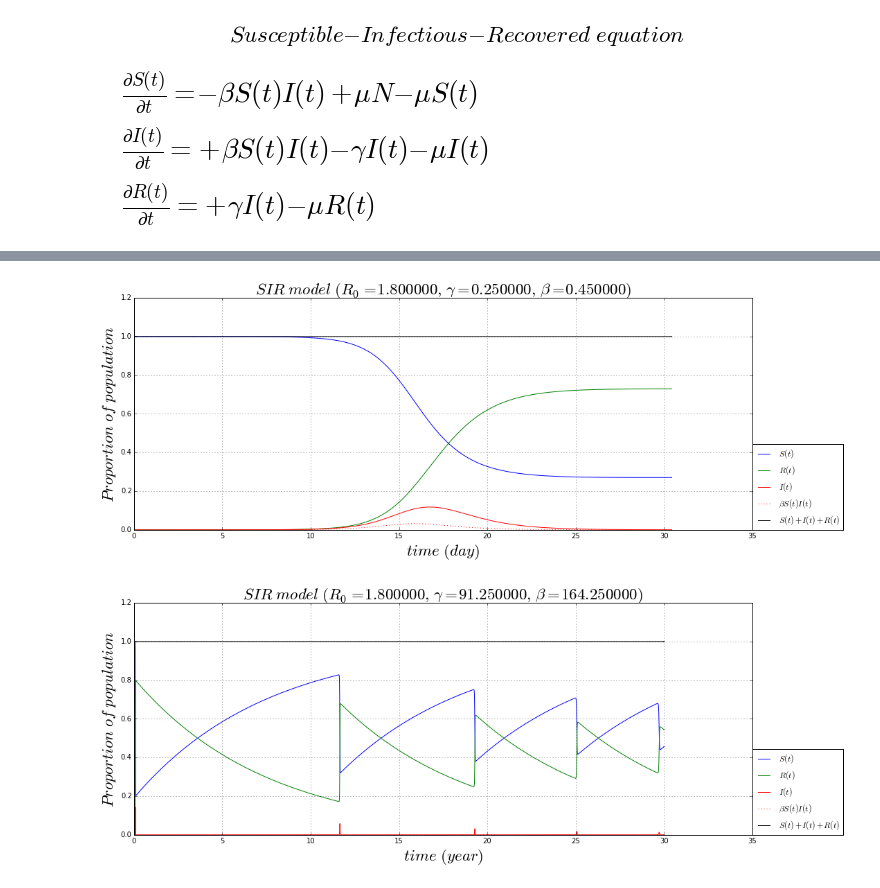
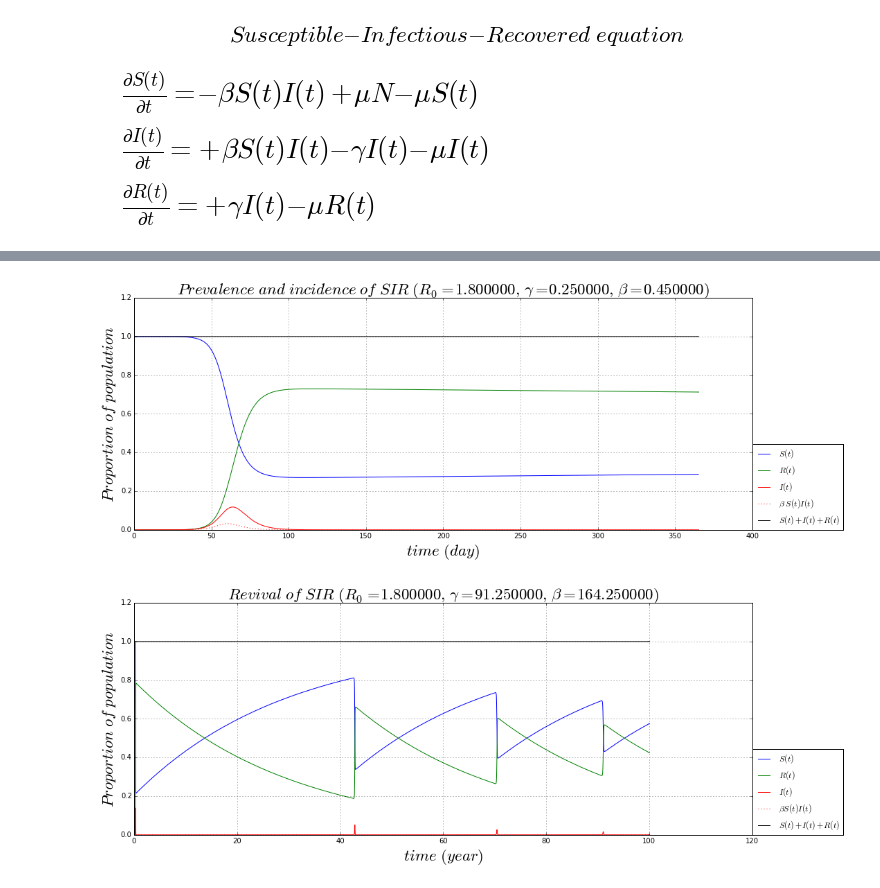
Before and after one commit to alvason/infectious-pulse, a Jupyter notebook: sir/sir.ipynb, the cells around one changed output, grey strips where cells are left out. Drawn from its saved outputs; the diff is of its cells as text; code cells hidden in the pictures.

```diff
--- a/sir/sir.ipynb
+++ b/sir/sir.ipynb
@@ -40,17 +40,21 @@ plt.title(r'$ the \ 4th-order \ Runge-Kutta \ algorithm (interpolating \ polynom
 plt.text(0, 5.0/6, r'$ \frac{\partial y_n}{\partial x_n} = f(y_n,x_n) $', fontsize = 1.2*AlvaFontSize)
 
 plt.text(0, 4.0/6, r'$ y_{n+1} = \
-         y_n + (\frac{\Delta y_1}{6} + \frac{\Delta y_2}{3} + \frac{\Delta y_3}{3} +\frac{\Delta y_4}{6})  $', fontsize = 1.2*AlvaFontSize)
+         y_n + (\frac{\Delta y_1}{6} + \frac{\Delta y_2}{3} + \frac{\Delta y_3}{3} +\frac{\Delta y_4}{6})  $'
+         , fontsize = 1.2*AlvaFontSize)
 plt.text(0, 3.0/6, r'$ \Delta y_1 = \Delta x * f(y_n,\ x_n) $', fontsize = 1.2*AlvaFontSize)
-plt.text(0, 2.0/6, r'$ \Delta y_2 = \Delta x * f(y_n + \frac{\Delta y_1}{2},\ x_n + \frac{\Delta x}{2}) $', fontsize = 1.2*AlvaFontSize)
-plt.text(0, 1.0/6, r'$ \Delta y_3= \Delta x * f(y_n + \frac{\Delta y_2}{2},\ x_n + \frac{\Delta x}{2}) $', fontsize = 1.2*AlvaFontSize)
-plt.text(0, 0.0/6, r'$ \Delta y_4 = \Delta x * f(y_n + \Delta y_3,\ x_n + \Delta x) $', fontsize = 1.2*AlvaFontSize)
+plt.text(0, 2.0/6, r'$ \Delta y_2 = \Delta x * f(y_n + \Delta y_1 \frac{\Delta x}{2},\ x_n + \frac{\Delta x}{2}) $'
+         , fontsize = 1.2*AlvaFontSize)
+plt.text(0, 1.0/6, r'$ \Delta y_3= \Delta x * f(y_n + \Delta y_2 \frac{\Delta x}{2},\ x_n + \frac{\Delta x}{2}) $'
+         , fontsize = 1.2*AlvaFontSize)
+plt.text(0, 0.0/6, r'$ \Delta y_4 = \Delta x * f(y_n + \Delta y_3 \Delta x,\ x_n + \Delta x) $'
+         , fontsize = 1.2*AlvaFontSize)
 plt.show()
 
 def RungeKutta4(gridY, gridX, dYdx, dx, xn):
-    dy1 = dx*dYdx[xn]; gridY[xn] = gridY[xn] + dy1; gridX[xn] = gridX[xn] + dx/2;
-    dy2 = dx*dYdx[xn]; gridY[xn] = gridY[xn] + dy2; gridX[xn] = gridX[xn] + dx/2;
-    dy3 = dx*dYdx[xn]; gridY[xn] = gridY[xn] + dy3; gridX[xn] = gridX[xn] + dx;
+    dy1 = dx*dYdx[xn]; gridY[xn] = gridY[xn] + dy1*dx/2; gridX[xn] = gridX[xn] + dx/2;
+    dy2 = dx*dYdx[xn]; gridY[xn] = gridY[xn] + dy2*dx/2; gridX[xn] = gridX[xn] + dx/2;
+    dy3 = dx*dYdx[xn]; gridY[xn] = gridY[xn] + dy3*dx/2; gridX[xn] = gridX[xn] + dx;
     dy4 = dx*dYdx[xn];
     gridY[xn + 1] = gridY[xn] + (dy1/6 + dy2/3 + dy3/3 + dy4/6)
     return gridY[xn + 1];
@@ -103,7 +115,7 @@ recovRate = float(1)/(4*day) # 4 days per period ==> rate/year = 365/4
 infecRate = reprodNum*recovRate/totalSIR # per year, per person, per total-population
 
 # initial condition
-minT = float(0); maxT = float(1*year)/12;
+minT = float(0); maxT = float(1*year);
 totalGPoint_T = int(10**4);
 gridT = np.linspace(minT, maxT, totalGPoint_T);
 dt = (maxT - minT)/totalGPoint_T;
@@ -130,16 +142,16 @@ plt.figure(numberingFig, figsize = AlvaFigSize)
 plt.plot(gridT, gridS, label = r'$ S(t) $')
 plt.plot(gridT, gridR, label = r'$ R(t) $')
 plt.plot(gridT, gridI, label = r'$ I(t) $')
-plt.plot(gridT, infecRate*gridS*gridI, label = r'$ \beta S(t)I(t) $', linestyle = 'dotted', color = 'red')
+plt.plot(gridT, infecRate*gridS*gridI*day, label = r'$ \beta \ S(t)I(t) $', linestyle = 'dotted', color = 'red')
 plt.plot(gridT, gridS + gridI + gridR, label = r'$ S(t)+I(t)+R(t) $', color = 'black')
 plt.grid(True)
-plt.title(r'$ SIR \ model \ (R_0 = %f,\ \gamma = %f,\ \beta = %f) $'%(reprodNum, recovRate, infecRate), fontsize = AlvaFontSize)
+plt.title(r'$ Prevalence \ and \ incidence \ of \ SIR \ (R_0 = %f,\ \gamma = %f,\ \beta = %f) $'%(reprodNum, recovRate, infecRate), fontsize = AlvaFontSize)
 plt.xlabel(r'$time \ (%s)$'%(timeUnit), fontsize = AlvaFontSize);
 plt.ylabel(r'$ Proportion \ of \ population $', fontsize = AlvaFontSize);
 plt.legend(loc = (1,0))
 plt.show()
 # %% [output]
-[figure, old version]
+[figure, new version]
 # %%
 # setting parameter
 timeUnit = 'year'
@@ -155,7 +167,7 @@ recovRate = float(1)/(4*day) # 4 days per period ==> rate/year = 365/4
 infecRate = reprodNum*recovRate/totalSIR # per year, per person, per total-population
 
 # initial condition
-minT = float(0); maxT = float(30*year);
+minT = float(0); maxT = float(100*year);
 totalGPoint_T = int(10**4);
 gridT = np.linspace(minT, maxT, totalGPoint_T);
 dt = (maxT - minT)/totalGPoint_T;
@@ -163,32 +175,32 @@ dt = (maxT - minT)/totalGPoint_T;
 gridS = np.zeros(totalGPoint_T);
 gridI = np.zeros(totalGPoint_T);
 gridR = np.zeros(totalGPoint_T);
 
 gridI[0] = float(1)/10**6;
 gridR[0] = float(0);
 gridS[0] = totalSIR - gridI[0] - gridR[0];
 
 # Runge Kutta numerical scheme
 for tn in range(totalGPoint_T - 1):
     dSdt = -infecRate*gridS*gridI + inOutRate*totalSIR - inOutRate*gridS;
     dIdt = +infecRate*gridS*gridI - recovRate*gridI - inOutRate*gridI;
     dRdt = +recovRate*gridI - inOutRate*gridR;
     RungeKutta4(gridS, gridT, dSdt, dt, tn);
     RungeKutta4(gridI, gridT, dIdt, dt, tn);
     RungeKutta4(gridR, gridT, dRdt, dt, tn);
 
 numberingFig = numberingFig + 1;
 plt.figure(numberingFig, figsize = AlvaFigSize)
 plt.plot(gridT, gridS, label = r'$ S(t) $')
 plt.plot(gridT, gridR, label = r'$ R(t) $')
 plt.plot(gridT, gridI, label = r'$ I(t) $')
 plt.plot(gridT, infecRate*gridS*gridI*day, label = r'$ \beta S(t)I(t) $', linestyle = 'dotted', color = 'red')
 plt.plot(gridT, gridS + gridI + gridR, label = r'$ S(t)+I(t)+R(t) $', color = 'black')
 plt.grid(True)
-plt.title(r'$ SIR \ model \ (R_0 = %f,\ \gamma = %f,\ \beta = %f) $'%(reprodNum, recovRate, infecRate), fontsize = AlvaFontSize);
+plt.title(r'$ Revival \ of \ SIR \ (R_0 = %f,\ \gamma = %f,\ \beta = %f) $'%(reprodNum, recovRate, infecRate), fontsize = AlvaFontSize);
 plt.xlabel(r'$time \ (%s)$'%(timeUnit), fontsize = AlvaFontSize);
 plt.ylabel(r'$ Proportion \ of \ population $', fontsize = AlvaFontSize);
 plt.legend(loc = (1,0))
 plt.show()
 # %% [output]
-[figure, old version]
+[figure, new version]
```
Also changed, not shown: parts of 2 cells of this notebook, 3 other files.
